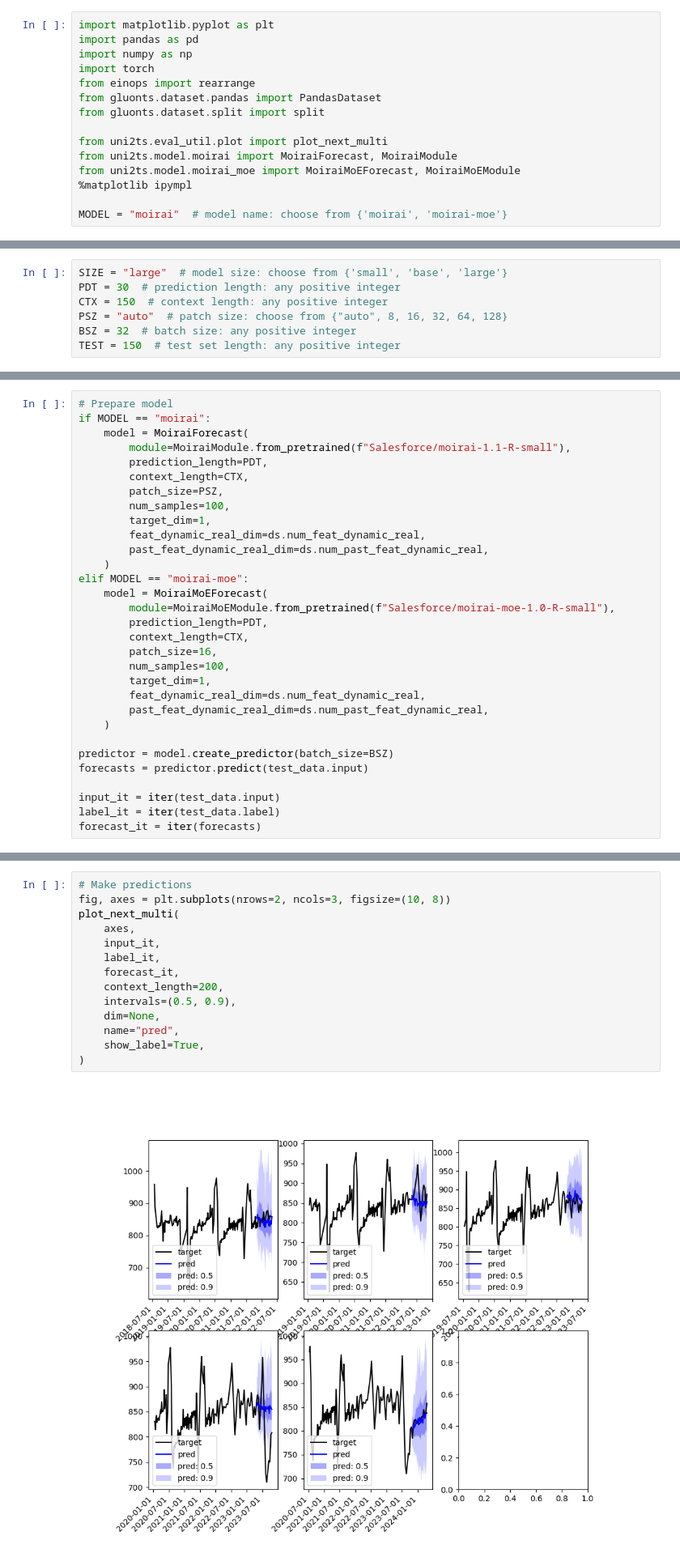
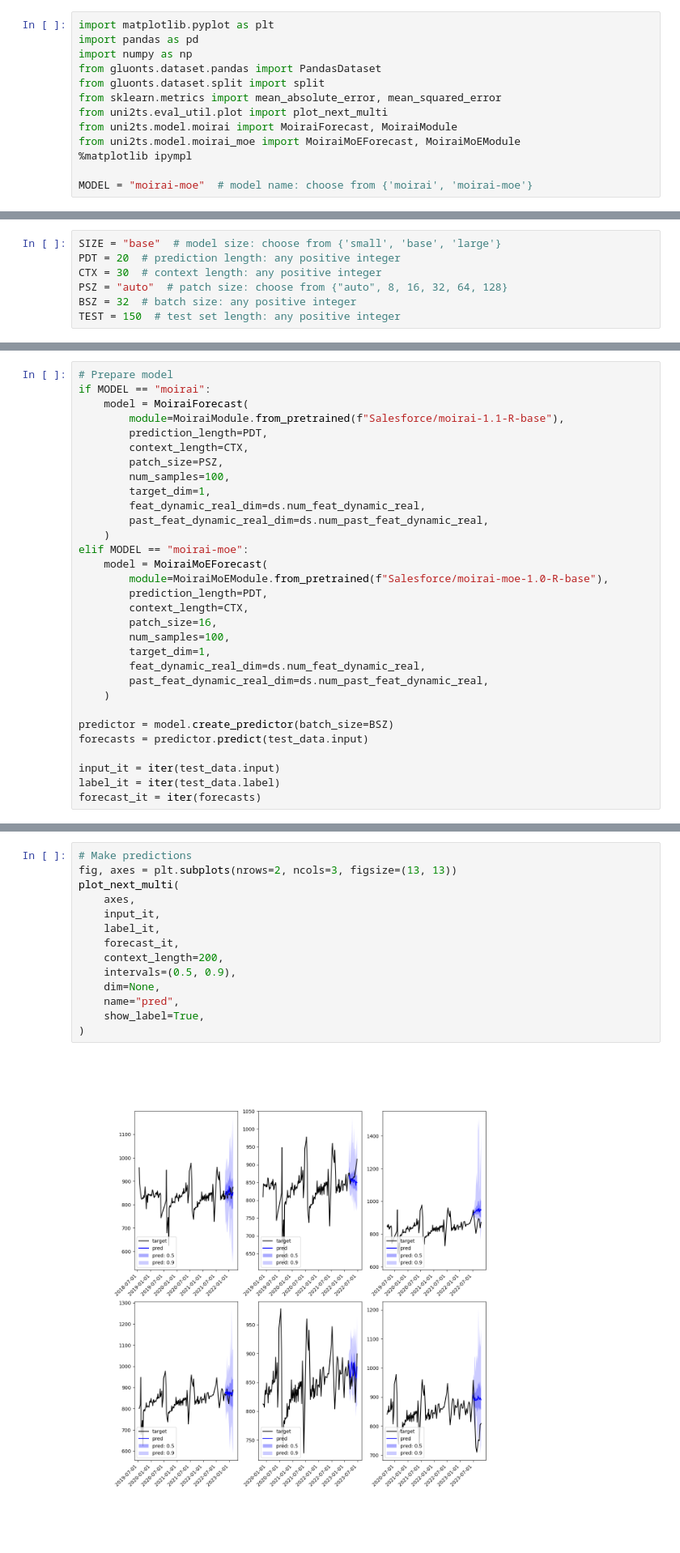
Before and after one commit to cjense/seasonal-icevelocity-prediction, a Jupyter notebook: notebooks/9_predict_values_moirai.ipynb, the cells around one changed output, grey strips where cells are left out. Shown at 81% size. Drawn from its saved outputs; the diff is of its cells as text.

Commit message:
add moirai notebook

```diff
--- a/notebooks/9_predict_values_moirai.ipynb
+++ b/notebooks/9_predict_values_moirai.ipynb
@@ -2,15 +14,13 @@
 import matplotlib.pyplot as plt
 import pandas as pd
 import numpy as np
-import torch
-from einops import rearrange
 from gluonts.dataset.pandas import PandasDataset
 from gluonts.dataset.split import split
-
+from sklearn.metrics import mean_absolute_error, mean_squared_error
 from uni2ts.eval_util.plot import plot_next_multi
 from uni2ts.model.moirai import MoiraiForecast, MoiraiModule
 from uni2ts.model.moirai_moe import MoiraiMoEForecast, MoiraiMoEModule
 %matplotlib ipympl
 
-MODEL = "moirai"  # model name: choose from {'moirai', 'moirai-moe'}
+MODEL = "moirai-moe"  # model name: choose from {'moirai', 'moirai-moe'}
 # %%
@@ -48,9 +63,9 @@ BSZ: batch size, number of samples in each batch for inference
 
 TEST: test set length, number of time steps to hold out for test set
 # %%
-SIZE = "large"  # model size: choose from {'small', 'base', 'large'}
-PDT = 30  # prediction length: any positive integer
-CTX = 150  # context length: any positive integer
+SIZE = "base"  # model size: choose from {'small', 'base', 'large'}
+PDT = 20  # prediction length: any positive integer
+CTX = 30  # context length: any positive integer
 PSZ = "auto"  # patch size: choose from {"auto", 8, 16, 32, 64, 128}
 BSZ = 32  # batch size: any positive integer
 TEST = 150  # test set length: any positive integer
@@ -73,7 +90,7 @@ test_data = test_template.generate_instances(
 # Prepare model
 if MODEL == "moirai":
     model = MoiraiForecast(
-        module=MoiraiModule.from_pretrained(f"Salesforce/moirai-1.1-R-small"),
+        module=MoiraiModule.from_pretrained(f"Salesforce/moirai-1.1-R-base"),
         prediction_length=PDT,
         context_length=CTX,
         patch_size=PSZ,
@@ -84,7 +101,7 @@ if MODEL == "moirai":
     )
 elif MODEL == "moirai-moe":
     model = MoiraiMoEForecast(
-        module=MoiraiMoEModule.from_pretrained(f"Salesforce/moirai-moe-1.0-R-small"),
+        module=MoiraiMoEModule.from_pretrained(f"Salesforce/moirai-moe-1.0-R-base"),
         prediction_length=PDT,
         context_length=CTX,
         patch_size=16,
@@ -103,16 +124,16 @@ forecast_it = iter(forecasts)
 # %%
 # Make predictions
-fig, axes = plt.subplots(nrows=2, ncols=3, figsize=(10, 8))
+fig, axes = plt.subplots(nrows=2, ncols=3, figsize=(13, 13))
 plot_next_multi(
     axes,
     input_it,
     label_it,
     forecast_it,
     context_length=200,
     intervals=(0.5, 0.9),
     dim=None,
     name="pred",
     show_label=True,
 )
 # %% [output]
-[figure, old version]
+[figure, new version]
```
Also changed, not shown: parts of 9 cells of this notebook.
